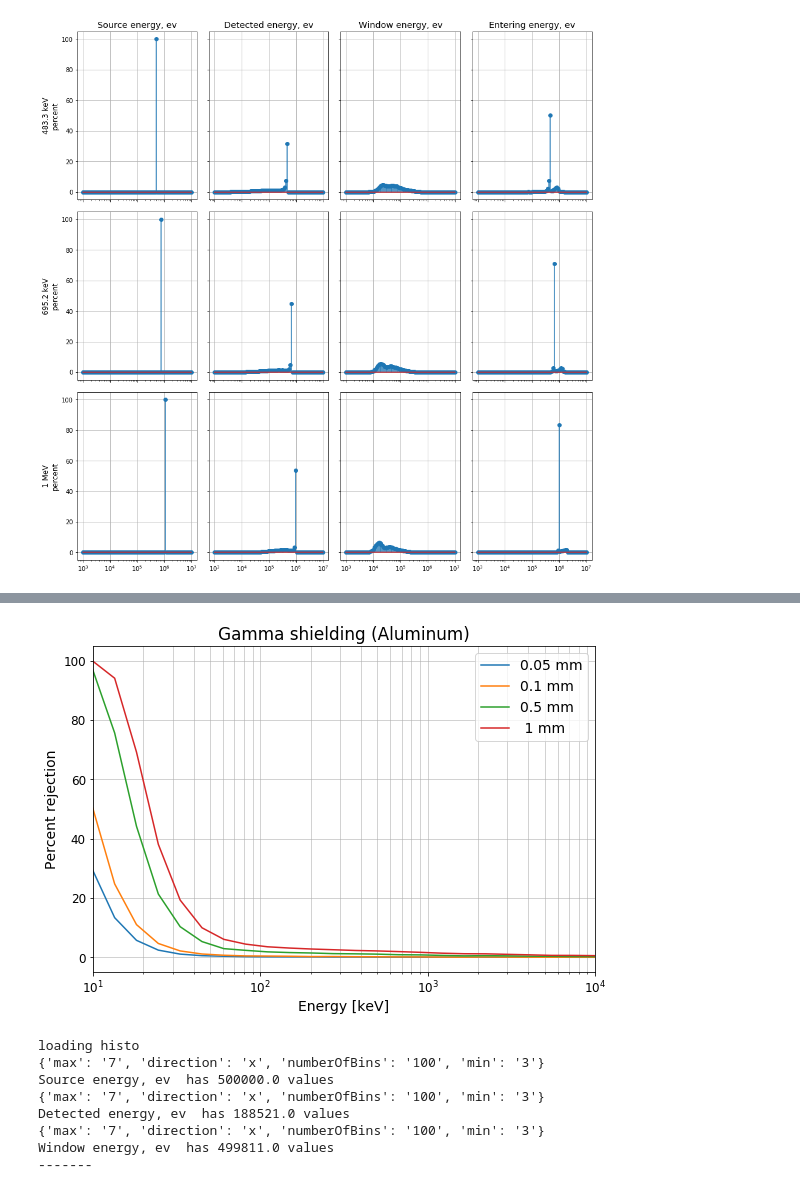
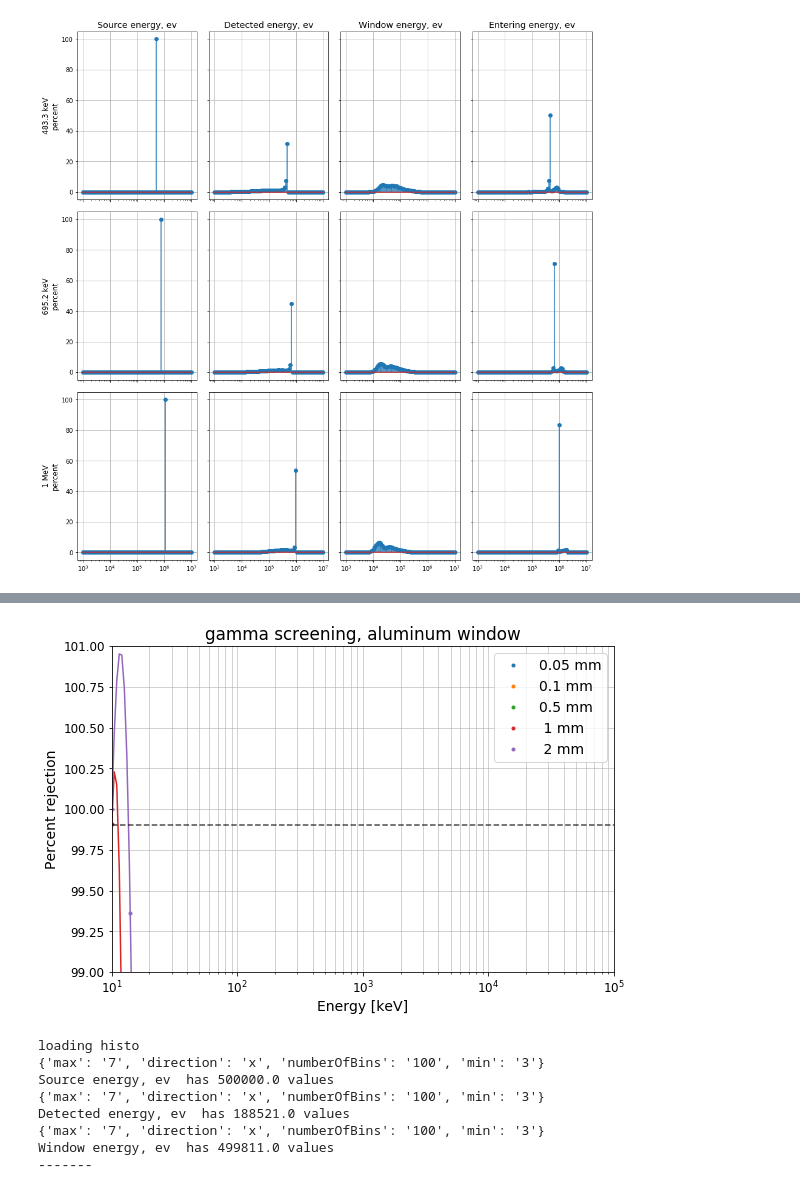
Before and after one commit to asousa/geant_material_screening, a Jupyter notebook: energy_sweep.ipynb, the cells around one changed output, grey strips where cells are left out. Drawn from its saved outputs; the diff is of its cells as text; code cells hidden in the pictures.

```diff
--- a/energy_sweep.ipynb
+++ b/energy_sweep.ipynb
@@ -13,26 +14,29 @@ from IPython.display import clear_output
 
 D2R = np.pi/180.
 
-evec = pow(10,np.linspace(4,7,24))
+evec = pow(10,np.linspace(4,8,28))
 print evec
 
-thicknesses = [0.05, 0.1, 0.5, 1];
+thicknesses = [0.05, 0.1, 0.5, 1, 2];
 material = "Al"
+particle = 'gamma'
 filename = "energy_sweep.mac"
-n_runs = 50000
+n_runs = 100000
 
 # histogram settings:
 hmin = 1e4 #ev
-hmax = 2e7 #ev
+hmax = 1e8 #ev
 nh   = 128
 
 origin = [0,0,10]
 direction=[0,0,-1]
+
 with open(filename,'w') as file:
     file.write("# Autogenerated by energy_sweep.ipynb\n")
     # Preliminary setup:
 
 # Disable all the chatter
+    file.write('/run/numberOfThreads 8\n')
     file.write('/run/initialize\n')
     file.write('/control/verbose 0\n')
     file.write('/run/verbose 0\n')
@@ -41,7 +45,7 @@ with open(filename,'w') as file:
 
     # General particle source:
 
-    file.write('/gps/particle gamma\n')
+    file.write('/gps/particle %s\n'%particle)
 #     file.write('/gps/polarization 0 0 0\n')
     file.write('/gps/pos/type Plane\n')
     file.write('/gps/pos/shape Circle\n')
@@ -69,6 +73,7 @@ with open(filename,'w') as file:
     for thickness in thicknesses:
         file.write('/payload/setWindowThick %2.1g mm\n'%thickness)
         file.write('/payload/update\n\n')
+#         file.write('/control/execute vis.mac\n\n')
 
         for energy in evec:
             file.write('# %d eV energy, %2.1g mm thickness\n'%(energy, thickness))
@@ -77,4 +82,6 @@ with open(filename,'w') as file:
             file.write("\n")
             file.write("/run/beamOn %d\n"%n_runs)
             file.write("\n")
+
+# os.system('./go.sh')
 # %% [output]
@@ -212,6 +220,15 @@ Entering energy, ev  has 47196.0 values
 -------
 [figure]
 # %%
+from scipy.optimize import curve_fit
+from scipy.interpolate import interp1d
+
+def func(x, L, k, xo):
+    return L*1.0/(1. + np.exp(-k*(x - xo)))
+
+
+
+
 # --------------- Latex Plot Beautification --------------------------
 fig_width = 8
 fig_height = 5
@@ -230,10 +247,23 @@ plt.rcParams.update(params)
 fig, ax = plt.subplots(1,1)
 
 # directory = 'electron screening, tungsten window'
-directory=''
-for thickness in [0.05, 0.1, 0.5, 1]:
+# directory='electron screening, aluminum window'
+# directory='proton screening, aluminum window'
+# directory='proton screening, tungsten window'
+# directory='gamma screening, tungsten window'
+directory='gamma screening, aluminum window'
+
+
+# directory = '.'
+
+d = os.listdir(directory)
+files = [x for x in d if x.startswith('energy_sweep_') and x.endswith('.xml')]
+energies = np.array(sorted(np.unique([float(f.split('_')[2]) for f in files])))
+thicknesses = np.array(sorted(np.unique([float(f.split('_')[4]) for f in files])))
+print thicknesses
+for t_ind, thickness in enumerate(thicknesses):
     absorption_vec = []
-    for energy_ind, energy in enumerate(evec):
+    for energy_ind, energy in enumerate(energies):
 
         print "loading %g ev"%energy
         filename = os.path.join(directory,'energy_sweep_%d_ev_%2.0e_mm.xml'%(energy, thickness))
@@ -248,37 +278,44 @@ for thickness in [0.05, 0.1, 0.5, 1]:
         absorption_vec.append(window_absorption)
         clear_output(wait=True)
 
+    absorption_vec = np.array(absorption_vec)
+    absorption_vec[np.isinf(absorption_vec)] = 0
 
+    color = plt.cm.Vega10(t_ind)
+    try:
+        def func(x, k, xo,p):
+            logx = np.log10(x)
+            L = 100.
+            return L*(1 - pow(1./(1. + np.exp(-k*(logx - xo))),p))
 
-    ax.plot(evec/1000., absorption_vec, label='%2.3g mm'%(thickness))
+        popt, pcov = curve_fit(func, energies, absorption_vec, bounds=([1,1,1],[100,10,2]))
+        print popt
+        new_energies = pow(10, np.linspace(4,8,200))
+#         ax.plot(new_energies/1000., func(new_energies, *popt), color=color)
+
+        interp = interp1d(energies, absorption_vec, bounds_error=False, kind='cubic')
+        new_absorption = interp(new_energies)
+
+        ax.plot(new_energies/1000., new_absorption,color=color)
+    except:
+        print "failed curve fit"
+
+    ax.plot(energies/1000., absorption_vec,'.', color=color, label='%2.3g mm'%(thickness))
 
 
 ax.set_xscale('log')
+# ax.set_yscale('log')
 ax.set_ylabel('Percent rejection')
 ax.set_xlabel('Energy [keV]')
-ax.set_ylim([-5, 105])
-ax.set_xlim([1e1, 1e4])
+# ax.set_ylim([99, 101])
+# ax.plot([energies[0]/1000, energies[-1]/1000],[90, 90],'k--',alpha=0.7)
+ax.set_xlim([energies[0]/1000, energies[-1]/1000])
 ax.grid('on',which='both', alpha=0.7)
 ax.legend()
-ax.set_title('Gamma shielding (Aluminum)')
+ax.set_title(directory)
 
-fig.savefig('Gamma shielding (Aluminum).pdf')
-
-
-
-#     print window_absorption
-
-#     for k_ind, key in enumerate(keylist):
-#         ax[energy_ind, k_ind].stem(axes[key], 100.0*hists[key]/runtotal,zorder=100, alpha=0.7)
-#         ax[energy_ind, k_ind].set_ylabel('counts')
-#         ax[energy_ind, k_ind].grid('on', zorder=0)
-
-#         ax[energy_ind, k_ind].set_xscale('log')
-#         ax[0, k_ind].set_title(key)
-#         ax[energy_ind, k_ind].set_ylabel('')
-
-#     if energy < 1e6:
-#         ax[energy_ind, 0].set_ylabel('%1.4g keV\npercent'%(energy/1000.))
-#     elif energy >= 1e6:
-#         ax[energy_ind, 0].set_ylabel('%1.4g MeV\npercent'%(energy/1000./1000.))
+fig.savefig(os.path.join(directory, '%s.pdf'%directory))
+ax.plot([energies[0]/1000, energies[-1]/1000],[99.9, 99.9],'k--',alpha=0.7)
+ax.set_ylim([99, 101])
+fig.savefig(os.path.join(directory, '%s_zoomed.pdf'%directory))
 # %% [output]
@@ -285,4 +323,4 @@ fig.savefig('Gamma shielding (Aluminum).pdf')
-[figure, old version]
+[figure, new version]
 # %%
 # Plot the output of 'run.mac'  (distribution of energies)
 
```
Also changed, not shown: parts of 6 cells of this notebook, 2 other files.
